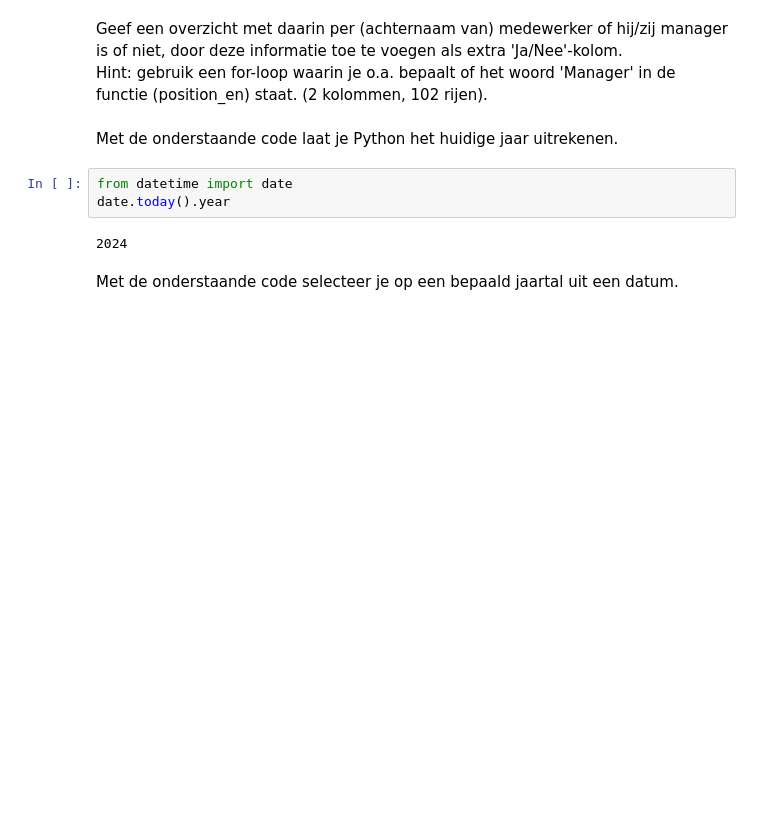
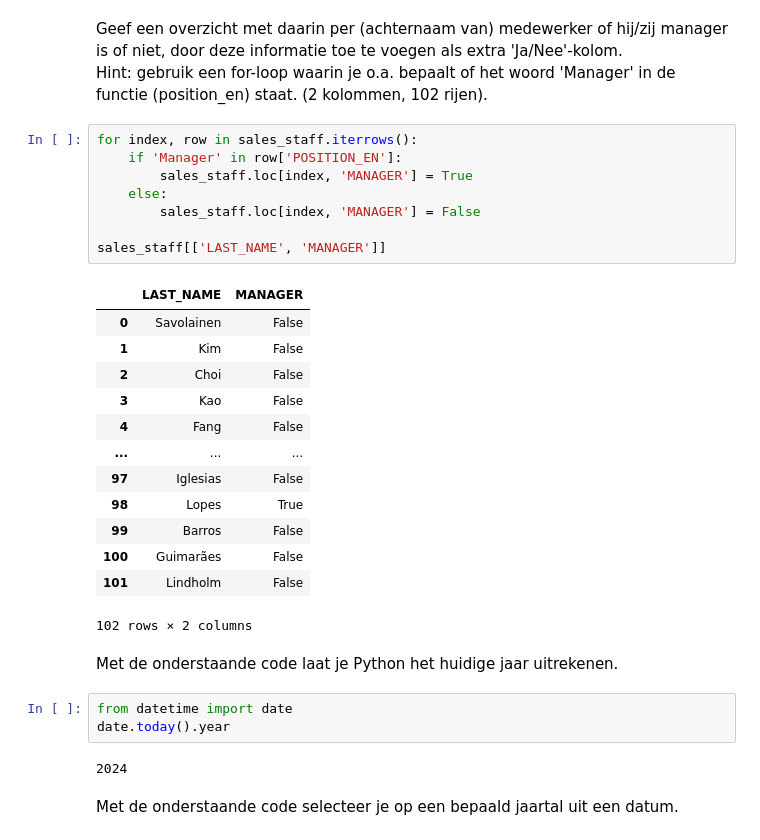
Before and after one commit to Nrojt/SE4-DEDS-Pyhton-opdrachten, a Jupyter notebook: 2.3/Practicum_2.3_Opdrachten_Tjorn.ipynb, the cells around one changed output. Saved outputs shown, nothing was run; the diff lists cells and outputs as text; blank space fills up the shorter version.

```diff
--- a/2.3/Practicum_2.3_Opdrachten_Tjorn.ipynb
+++ b/2.3/Practicum_2.3_Opdrachten_Tjorn.ipynb
@@ -563,6 +585,28 @@ product_series.to_frame()
 # %% [markdown]
 Geef een overzicht met daarin per (achternaam van) medewerker of hij/zij manager is of niet, door deze informatie toe te voegen als extra 'Ja/Nee'-kolom.<br>
 Hint: gebruik een for-loop waarin je o.a. bepaalt of het woord 'Manager' in de functie (position_en) staat. (2 kolommen, 102 rijen).
+# %%
+for index, row in sales_staff.iterrows():
+    if 'Manager' in row['POSITION_EN']:
+        sales_staff.loc[index, 'MANAGER'] = True
+    else:
+        sales_staff.loc[index, 'MANAGER'] = False
+
+sales_staff[['LAST_NAME', 'MANAGER']]
+# %% [output]
+|  | LAST_NAME | MANAGER |
+| 0 | Savolainen | False |
+| 1 | Kim | False |
+| 2 | Choi | False |
+| 3 | Kao | False |
+| 4 | Fang | False |
+| ... | ... | ... |
+| 97 | Iglesias | False |
+| 98 | Lopes | True |
+| 99 | Barros | False |
+| 100 | Guimarães | False |
+| 101 | Lindholm | False |
+102 rows × 2 columns
 # %% [markdown]
 Met de onderstaande code laat je Python het huidige jaar uitrekenen.
 # %%
```
Also changed, not shown: parts of 3 cells of this notebook.
